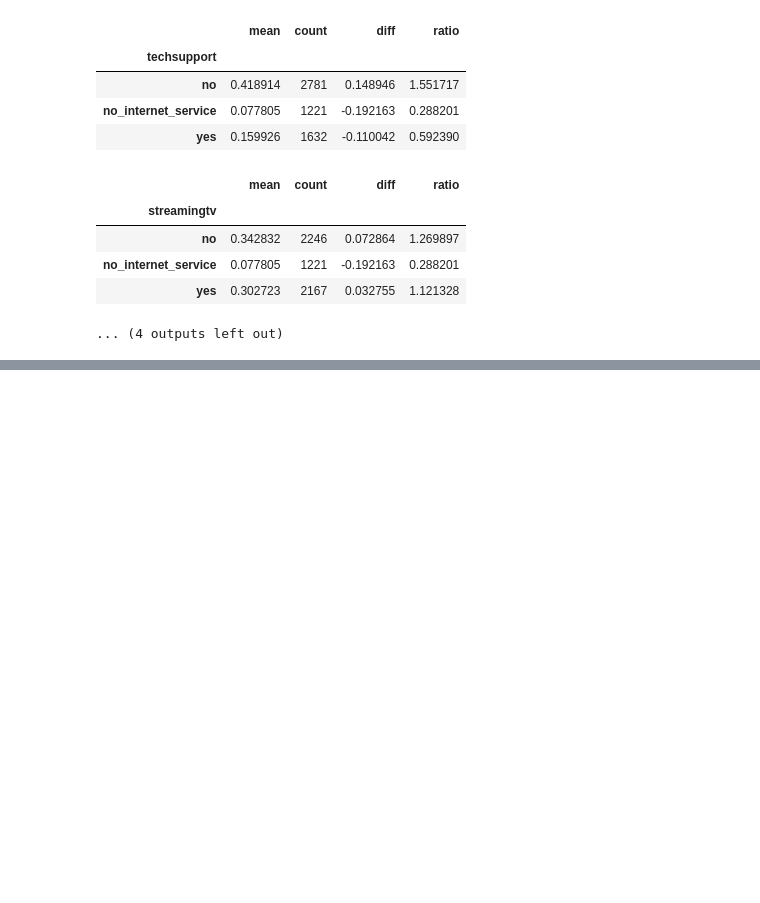
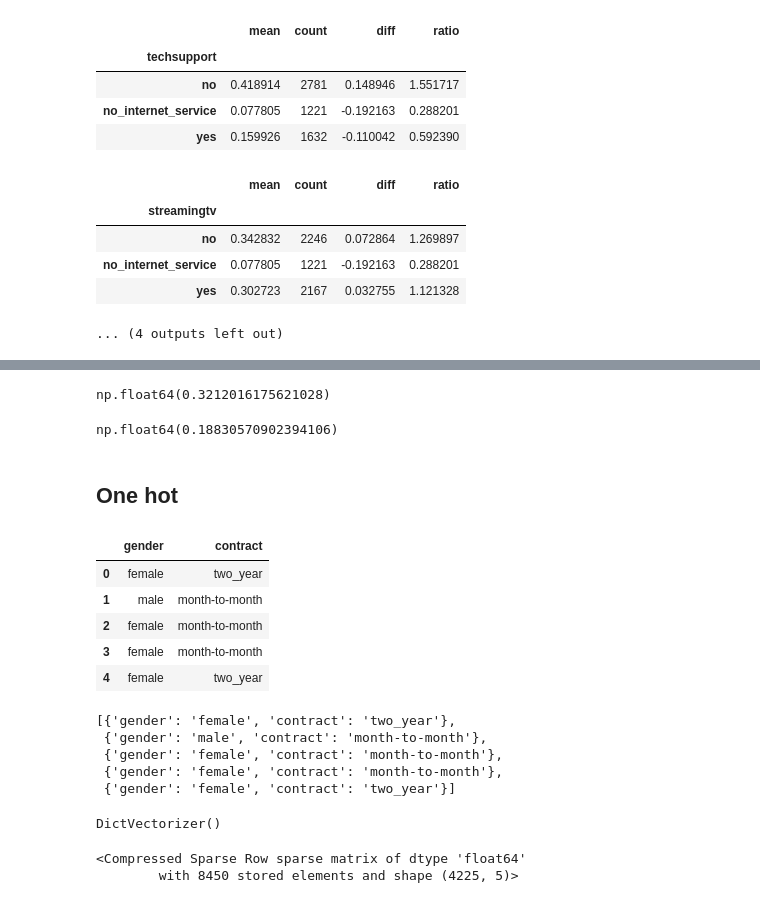
Before and after one commit to piotrswiecik/mlzoomcamp, a Jupyter notebook: various/churn.ipynb, the cells around one changed output, grey strips where cells are left out. Saved outputs shown, nothing was run; the diff lists cells and outputs as text; code cells hidden in the pictures; blank space fills up the shorter version.

```diff
--- a/various/churn.ipynb
+++ b/various/churn.ipynb
@@ -453,0 +570,10 @@ for col in categorical:
+# %%
+df_eda[df_eda.totalcharges <= 2200].churn.mean()
+# %% [output]
+np.float64(0.3212016175621028)
+# %%
+df_eda[df_eda.totalcharges > 2200].churn.mean()
+# %% [output]
+np.float64(0.18830570902394106)
+# %% [markdown]
+## One hot
@@ -453,0 +582,20 @@ for col in categorical:
+# %%
+df_train[["gender", "contract"]].head(5)
+# %% [output]
+|  | gender | contract |
+| 0 | female | two_year |
+| 1 | male | month-to-month |
+| 2 | female | month-to-month |
+| 3 | female | month-to-month |
+| 4 | female | two_year |
+# %%
+# each row to a dict
+
+dicts = df_train[["gender", "contract"]].to_dict(orient="records")
+dicts[:5]
+# %% [output]
+[{'gender': 'female', 'contract': 'two_year'},
+ {'gender': 'male', 'contract': 'month-to-month'},
+ {'gender': 'female', 'contract': 'month-to-month'},
+ {'gender': 'female', 'contract': 'month-to-month'},
+ {'gender': 'female', 'contract': 'two_year'}]
@@ -453,0 +604,9 @@ for col in categorical:
+# %%
+dv.fit(dicts)
+# %% [output]
+DictVectorizer()
+# %%
+dv.transform(dicts) # compressed sparse row matrix (csr)
+# %% [output]
+<Compressed Sparse Row sparse matrix of dtype 'float64'
+        with 8450 stored elements and shape (4225, 5)>
```
Also changed, not shown: parts of 27 cells of this notebook.
